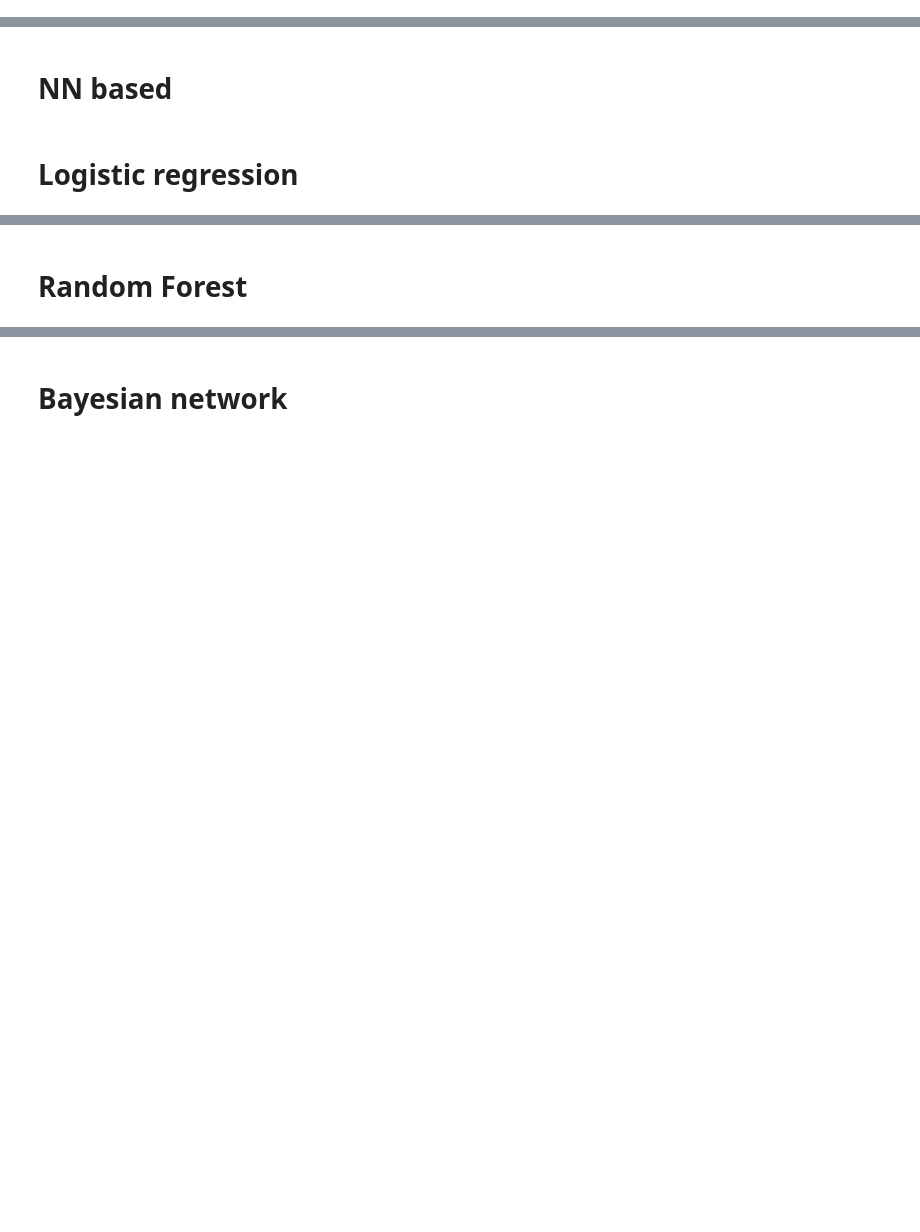
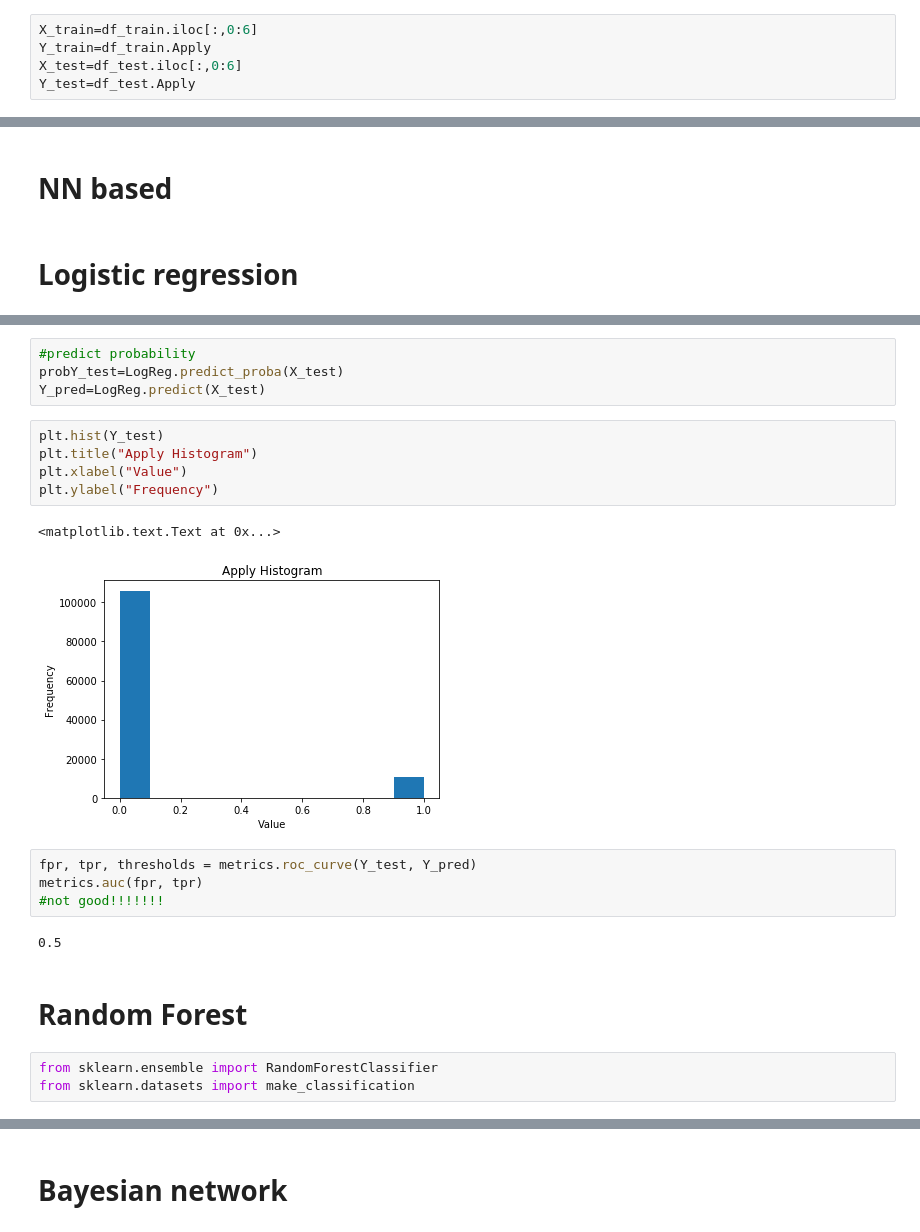
Before and after one commit to tgh1122334/CodingChallange, a Jupyter notebook: glassdoor/Untitled.ipynb, the cells around one changed output, grey strips where cells are left out. Cells and saved outputs as stored; diff of their text form; blank space fills up the shorter version.

```diff
--- a/glassdoor/Untitled.ipynb
+++ b/glassdoor/Untitled.ipynb
@@ -78,3 +90,8 @@ NameError: name 'df' is not defined
+# %%
+X_train=df_train.iloc[:,0:6]
+Y_train=df_train.Apply
+X_test=df_test.iloc[:,0:6]
+Y_test=df_test.Apply
 # %% [markdown]
 # SVM
 # %%
@@ -105,2 +140,23 @@ Name: Apply, dtype: int64
+# %%
+#predict probability
+probY_test=LogReg.predict_proba(X_test)
+Y_pred=LogReg.predict(X_test)
+# %%
+plt.hist(Y_test)
+plt.title("Apply Histogram")
+plt.xlabel("Value")
+plt.ylabel("Frequency")
+# %% [output]
+<matplotlib.text.Text at 0x...>
+[figure, added]
+# %%
+fpr, tpr, thresholds = metrics.roc_curve(Y_test, Y_pred)
+metrics.auc(fpr, tpr)
+#not good!!!!!!!
+# %% [output]
+0.5
 # %% [markdown]
 # Random Forest
+# %%
+from sklearn.ensemble import RandomForestClassifier
+from sklearn.datasets import make_classification
```
Also changed, not shown: parts of 20 cells of this notebook.
